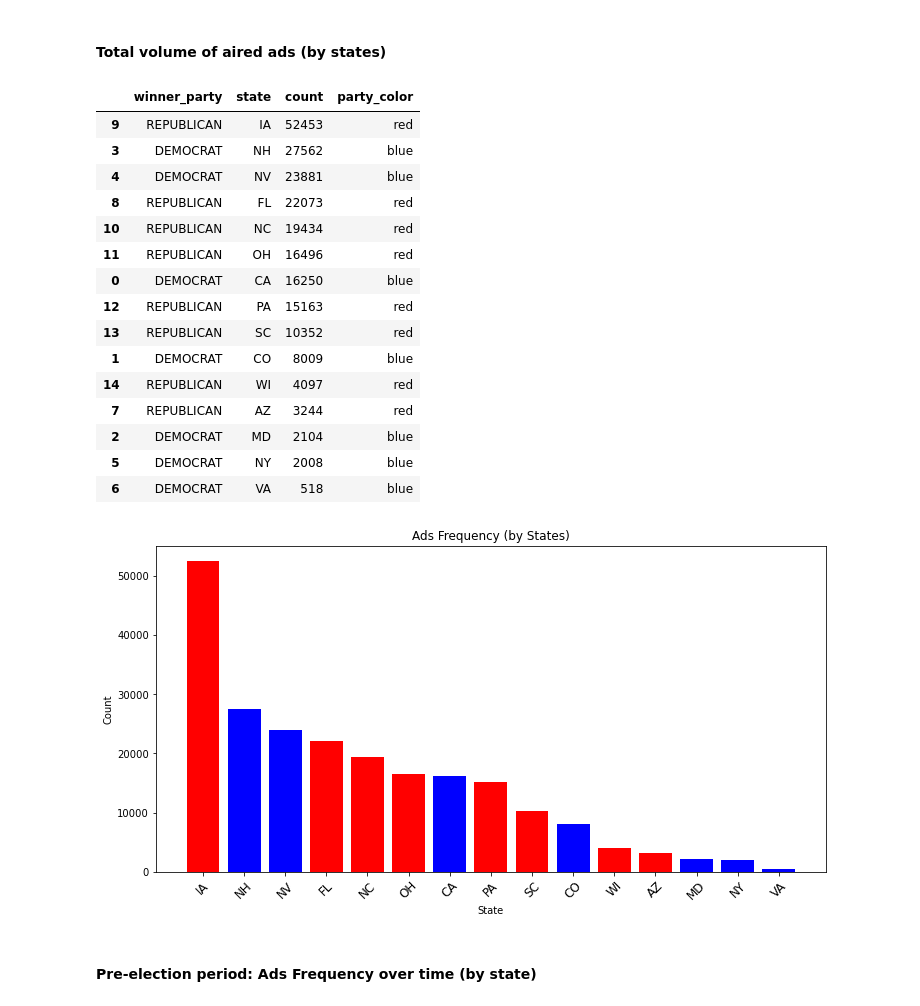
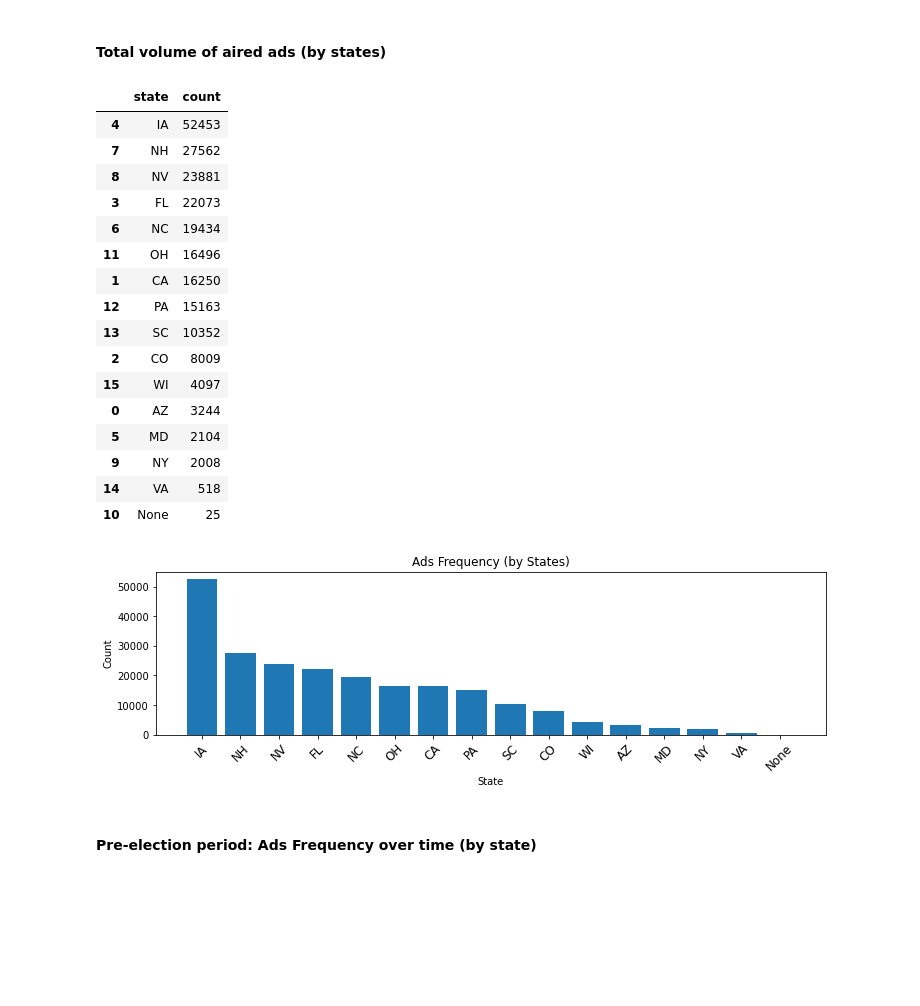
Before and after one commit to phoebeyueh/200_presidential_campaign_analysis, a Jupyter notebook: phoebe_datavis.ipynb, the cells around one changed output. Saved outputs shown, nothing was run; the diff lists cells and outputs as text; code cells hidden in the pictures; blank space fills up the shorter version.

```diff
--- a/phoebe_datavis.ipynb
+++ b/phoebe_datavis.ipynb
@@ -63,39 +61,39 @@ plt.show()
 # %% [markdown]
 #### Total volume of aired ads (by states)
 # %%
-vol_ads=ads_df[['state','id','winner_party']]
-vol_ads = ads_df.groupby(['winner_party','state'])['id'].count().to_frame().reset_index().sort_values(by='id',ascending=False)
-vol_ads.rename(columns={'id':'count'}, inplace=True)
-vol_ads['party_color'] = np.where(vol_ads['winner_party'] == 'REPUBLICAN', 'red', 'blue')
+vol_ads=ads_df[['state','air_count']]
+vol_ads = ads_df.groupby(['state'])['air_count'].count().to_frame().reset_index().sort_values(by='air_count',ascending=False)
+vol_ads.rename(columns={'air_count':'count'}, inplace=True)
 vol_ads
 # %% [output]
-|  | winner_party | state | count | party_color |
-| 9 | REPUBLICAN | IA | 52453 | red |
-| 3 | DEMOCRAT | NH | 27562 | blue |
-| 4 | DEMOCRAT | NV | 23881 | blue |
-| 8 | REPUBLICAN | FL | 22073 | red |
-| 10 | REPUBLICAN | NC | 19434 | red |
-| 11 | REPUBLICAN | OH | 16496 | red |
-| 0 | DEMOCRAT | CA | 16250 | blue |
-| 12 | REPUBLICAN | PA | 15163 | red |
-| 13 | REPUBLICAN | SC | 10352 | red |
-| 1 | DEMOCRAT | CO | 8009 | blue |
-| 14 | REPUBLICAN | WI | 4097 | red |
-| 7 | REPUBLICAN | AZ | 3244 | red |
-| 2 | DEMOCRAT | MD | 2104 | blue |
-| 5 | DEMOCRAT | NY | 2008 | blue |
-| 6 | DEMOCRAT | VA | 518 | blue |
+|  | state | count |
+| 4 | IA | 52453 |
+| 7 | NH | 27562 |
+| 8 | NV | 23881 |
+| 3 | FL | 22073 |
+| 6 | NC | 19434 |
+| 11 | OH | 16496 |
+| 1 | CA | 16250 |
+| 12 | PA | 15163 |
+| 13 | SC | 10352 |
+| 2 | CO | 8009 |
+| 15 | WI | 4097 |
+| 0 | AZ | 3244 |
+| 5 | MD | 2104 |
+| 9 | NY | 2008 |
+| 14 | VA | 518 |
+| 10 | None | 25 |
 # %%
-plt.figure(figsize=(12,6))
-plt.bar(vol_ads['state'],height=vol_ads['count'],color=vol_ads['party_color'])
+plt.figure(figsize=(12,3))
+plt.bar(vol_ads['state'],height=vol_ads['count'])
 
 plt.xlabel("State")
 plt.ylabel("Count")
 plt.xticks(size = 12,rotation=45)
 plt.title("Ads Frequency (by States)")
 plt.show()
 # %% [output]
-[figure, old version]
+[figure, new version]
 # %% [markdown]
 #### Pre-election period: Ads Frequency over time (by state)
 # %%
```
Also changed, not shown: parts of 14 cells of this notebook.
